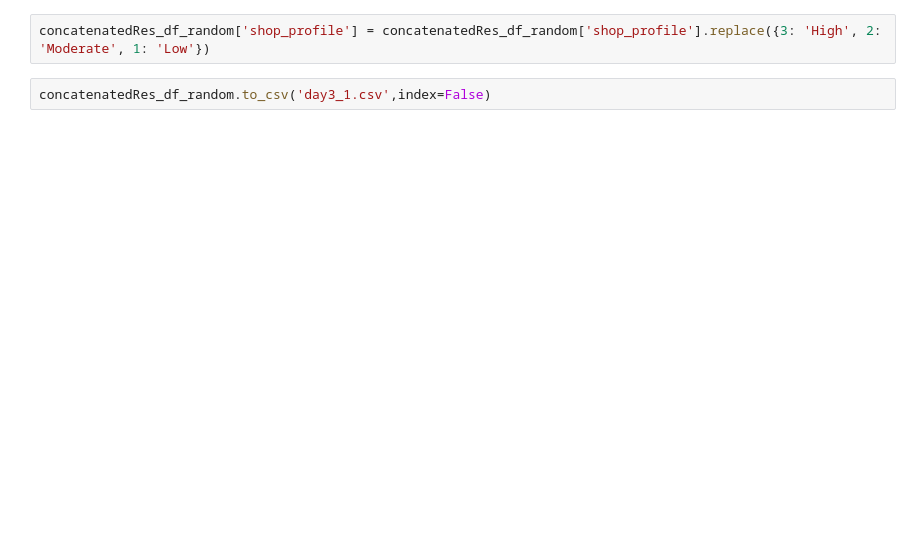
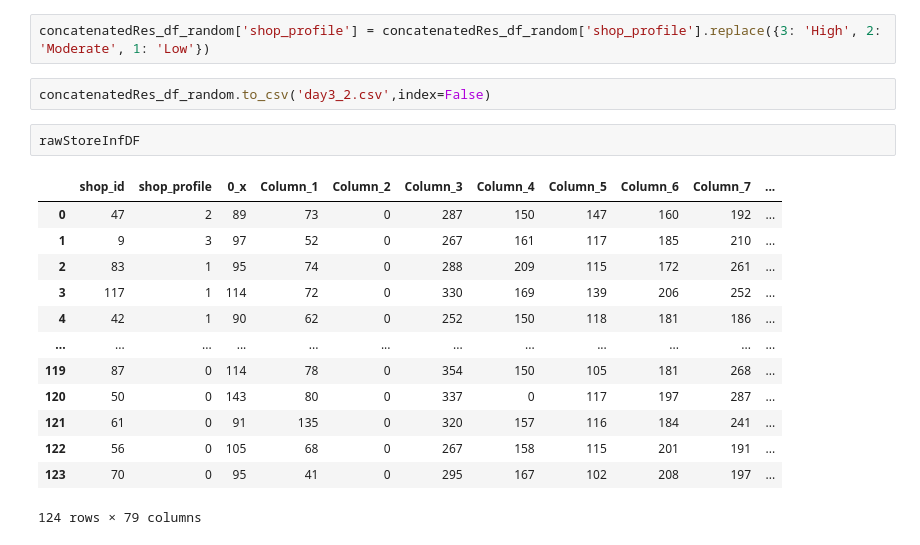
Before and after one commit to codened/DataStorm-4.0, a Jupyter notebook: stormingRoundDay_3/new.ipynb, the cells around one changed output. Drawn from its saved outputs; the diff is of its cells as text; blank space fills up the shorter version.

```diff
--- a/stormingRoundDay_3/new.ipynb
+++ b/stormingRoundDay_3/new.ipynb
@@ -501,4 +628,20 @@ plt.show()
 # %%
 concatenatedRes_df_random['shop_profile'] = concatenatedRes_df_random['shop_profile'].replace({3: 'High', 2: 'Moderate', 1: 'Low'})
 # %%
-concatenatedRes_df_random.to_csv('day3_1.csv',index=False)
+concatenatedRes_df_random.to_csv('day3_2.csv',index=False)
+# %%
+rawStoreInfDF
+# %% [output]
+|  | shop_id | shop_profile | 0_x | Column_1 | Column_2 | Column_3 | Column_4 | Column_5 | Column_6 | Column_7 | ... |
+| 0 | 47 | 2 | 89 | 73 | 0 | 287 | 150 | 147 | 160 | 192 | ... |
+| 1 | 9 | 3 | 97 | 52 | 0 | 267 | 161 | 117 | 185 | 210 | ... |
+| 2 | 83 | 1 | 95 | 74 | 0 | 288 | 209 | 115 | 172 | 261 | ... |
+| 3 | 117 | 1 | 114 | 72 | 0 | 330 | 169 | 139 | 206 | 252 | ... |
+| 4 | 42 | 1 | 90 | 62 | 0 | 252 | 150 | 118 | 181 | 186 | ... |
+| ... | ... | ... | ... | ... | ... | ... | ... | ... | ... | ... | ... |
+| 119 | 87 | 0 | 114 | 78 | 0 | 354 | 150 | 105 | 181 | 268 | ... |
+| 120 | 50 | 0 | 143 | 80 | 0 | 337 | 0 | 117 | 197 | 287 | ... |
+| 121 | 61 | 0 | 91 | 135 | 0 | 320 | 157 | 116 | 184 | 241 | ... |
+| 122 | 56 | 0 | 105 | 68 | 0 | 267 | 158 | 115 | 201 | 191 | ... |
+| 123 | 70 | 0 | 95 | 41 | 0 | 295 | 167 | 102 | 208 | 197 | ... |
+124 rows × 79 columns
```
Also changed, not shown: parts of 5 cells of this notebook, 2 other files.
